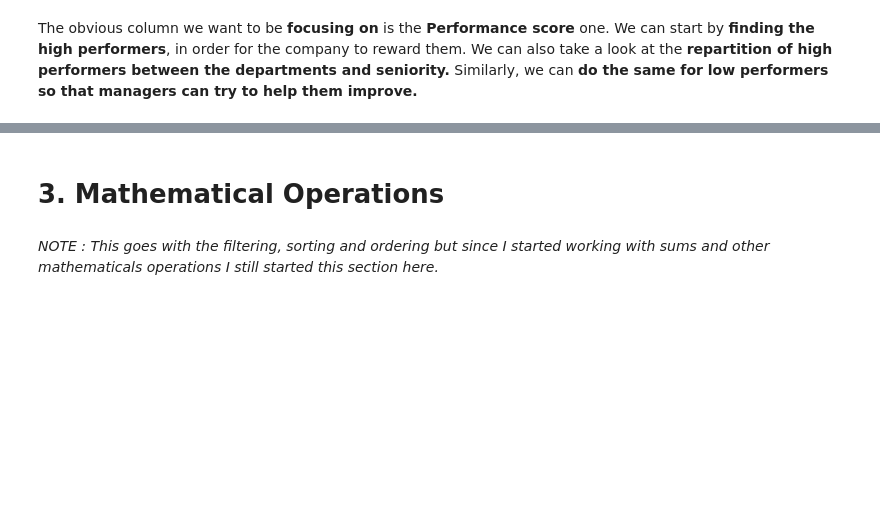
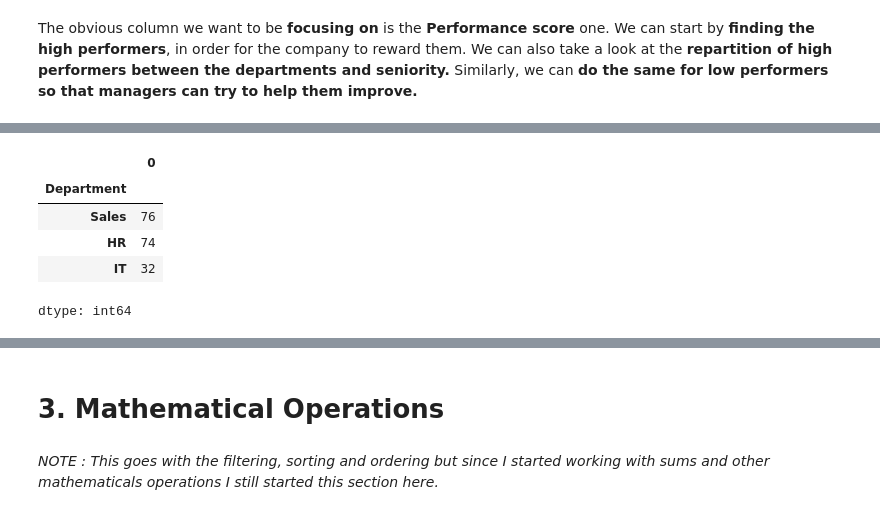
Before and after one commit to mathpoirot/Python-for-Business-Analytics-Class, a Jupyter notebook: POIROT_Mathilde_Python_PROJECT.ipynb, the cells around one changed output, grey strips where cells are left out. Drawn from its saved outputs; the diff is of its cells as text; code cells hidden in the pictures; blank space fills up the shorter version.

```diff
--- a/POIROT_Mathilde_Python_PROJECT.ipynb
+++ b/POIROT_Mathilde_Python_PROJECT.ipynb
@@ -343,0 +346,9 @@ low_performers[['Name', 'Age', 'Salary', 'Performance Score', 'Seniority']]
+# %%
+low_performers_by_department
+# %% [output]
+|  | 0 |
+| Department |  |
+| Sales | 76 |
+| HR | 74 |
+| IT | 32 |
+dtype: int64
```
Also changed, not shown: parts of 16 cells of this notebook.
